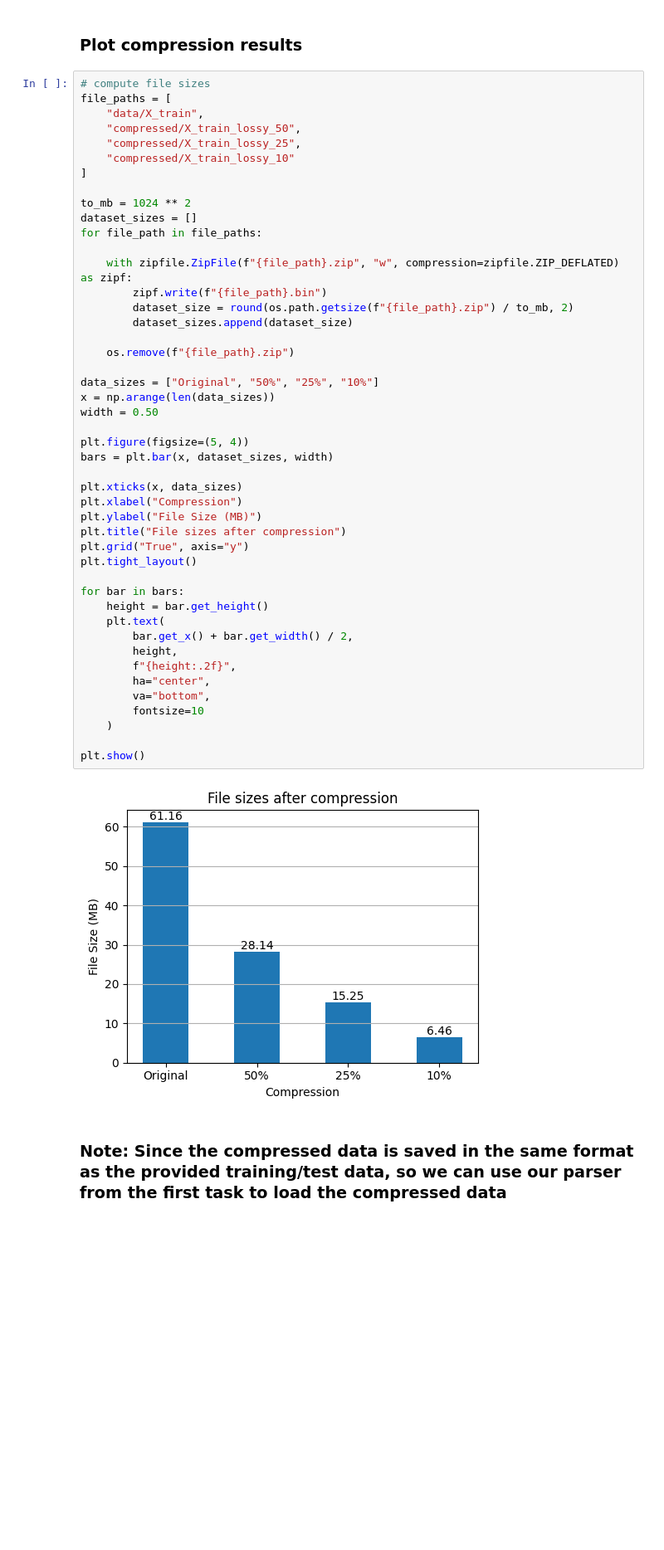
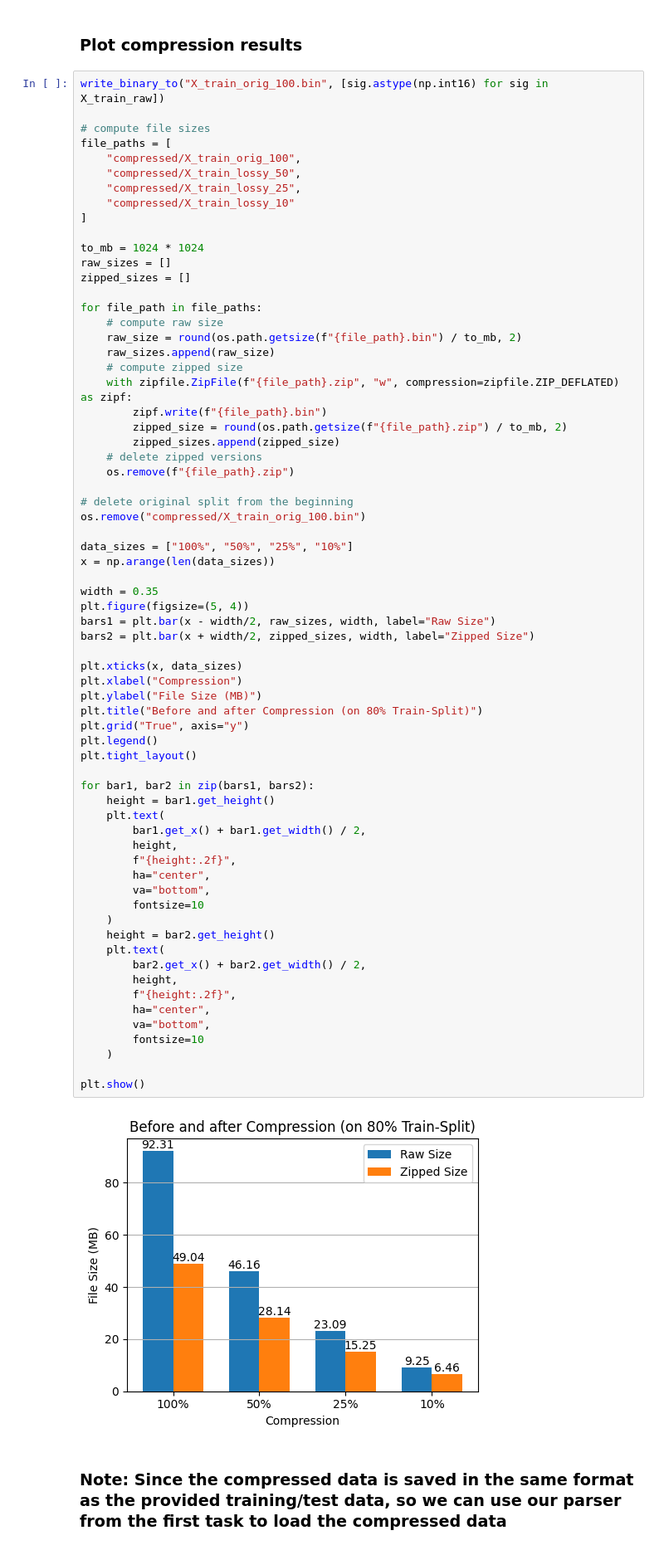
Before and after one commit to Mo20DE/AMLS, a Jupyter notebook: main.ipynb, the cells around one changed output. Shown at 83% size. Saved outputs shown, nothing was run; the diff lists cells and outputs as text; blank space fills up the shorter version.

```diff
--- a/main.ipynb
+++ b/main.ipynb
@@ -836,53 +836,74 @@ Data successfully compressed to 10% of original size
 # %% [markdown]
 ### Plot compression results
 # %%
+write_binary_to("X_train_orig_100.bin", [sig.astype(np.int16) for sig in X_train_raw])
+
 # compute file sizes
 file_paths = [
-    "data/X_train",
+    "compressed/X_train_orig_100",
     "compressed/X_train_lossy_50",
     "compressed/X_train_lossy_25",
     "compressed/X_train_lossy_10"
 ]
 
-to_mb = 1024 ** 2
-dataset_sizes = []
+to_mb = 1024 * 1024
+raw_sizes = []
+zipped_sizes = []
+
 for file_path in file_paths:
-
+    # compute raw size
+    raw_size = round(os.path.getsize(f"{file_path}.bin") / to_mb, 2)
+    raw_sizes.append(raw_size)
+    # compute zipped size
     with zipfile.ZipFile(f"{file_path}.zip", "w", compression=zipfile.ZIP_DEFLATED) as zipf:
         zipf.write(f"{file_path}.bin")
-        dataset_size = round(os.path.getsize(f"{file_path}.zip") / to_mb, 2)
-        dataset_sizes.append(dataset_size)
-
+        zipped_size = round(os.path.getsize(f"{file_path}.zip") / to_mb, 2)
+        zipped_sizes.append(zipped_size)
+    # delete zipped versions
     os.remove(f"{file_path}.zip")
 
-data_sizes = ["Original", "50%", "25%", "10%"]
+# delete original split from the beginning
+os.remove("compressed/X_train_orig_100.bin")
+
+data_sizes = ["100%", "50%", "25%", "10%"]
 x = np.arange(len(data_sizes))
-width = 0.50
 
+width = 0.35
 plt.figure(figsize=(5, 4))
-bars = plt.bar(x, dataset_sizes, width)
+bars1 = plt.bar(x - width/2, raw_sizes, width, label="Raw Size")
+bars2 = plt.bar(x + width/2, zipped_sizes, width, label="Zipped Size")
 
 plt.xticks(x, data_sizes)
 plt.xlabel("Compression")
 plt.ylabel("File Size (MB)")
-plt.title("File sizes after compression")
+plt.title("Before and after Compression (on 80% Train-Split)")
 plt.grid("True", axis="y")
+plt.legend()
 plt.tight_layout()
 
-for bar in bars:
-    height = bar.get_height()
+for bar1, bar2 in zip(bars1, bars2):
+    height = bar1.get_height()
     plt.text(
-        bar.get_x() + bar.get_width() / 2,
+        bar1.get_x() + bar1.get_width() / 2,
+        height,
+        f"{height:.2f}",
+        ha="center",
+        va="bottom",
+        fontsize=10
+    )
+    height = bar2.get_height()
+    plt.text(
+        bar2.get_x() + bar2.get_width() / 2,
         height,
         f"{height:.2f}",
         ha="center",
         va="bottom",
         fontsize=10
     )
 
 plt.show()
 # %% [output]
-[figure, old version]
+[figure, new version]
 # %% [markdown]
 ### Note: Since the compressed data is saved in the same format as the provided training/test data, so we can use our parser from the first task to load the compressed data
 # %%
```
Also changed, not shown: parts of 1 cell of this notebook, 12 other files.
